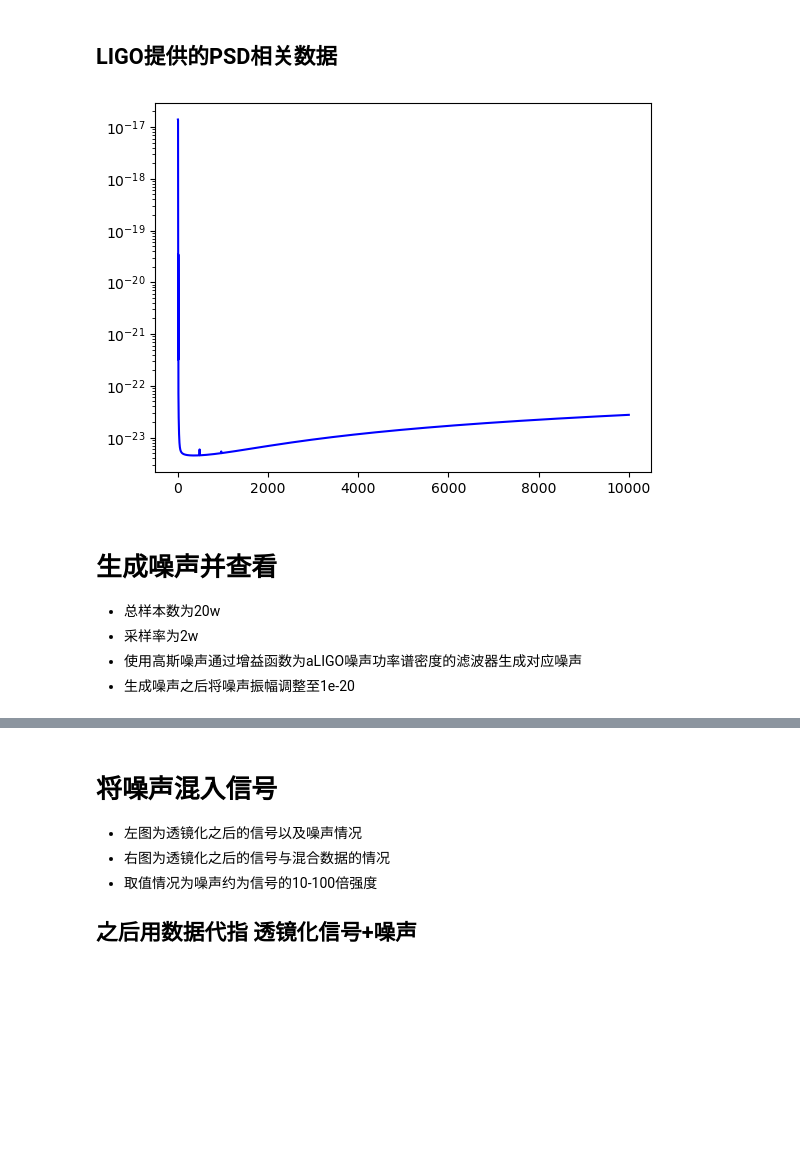
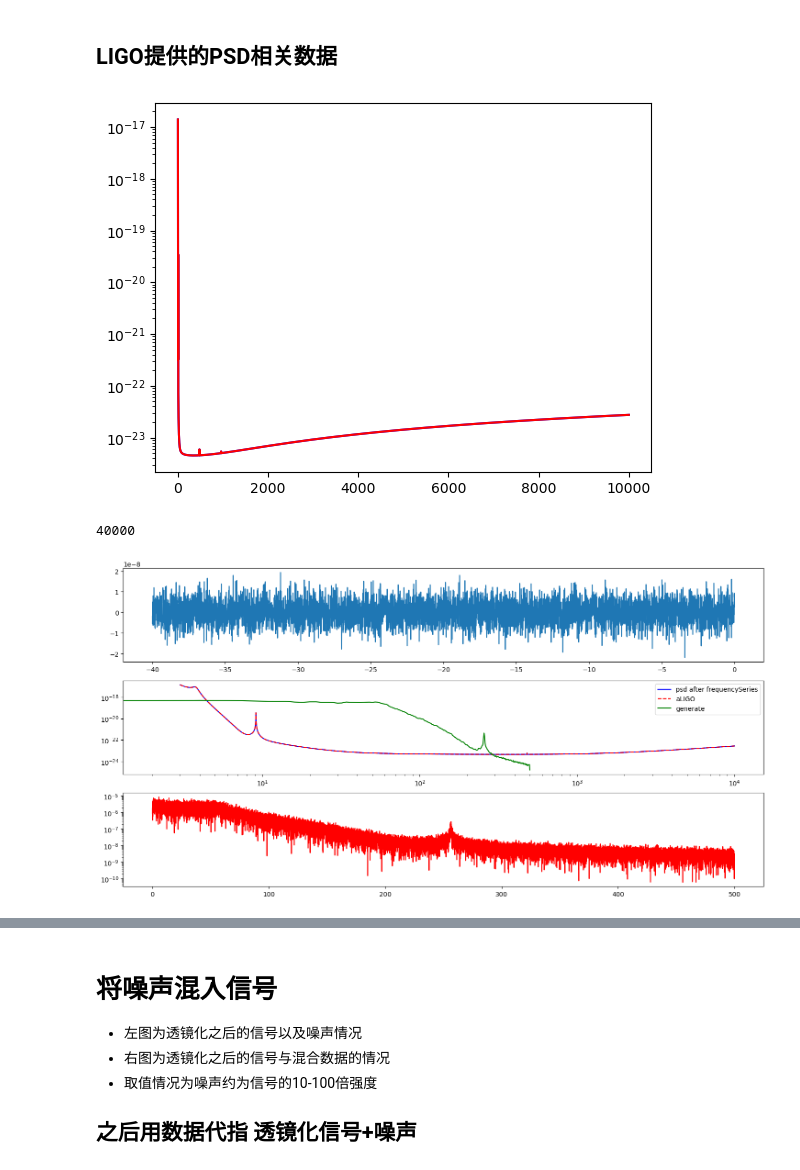
Before and after one commit to WeiQYU/PSO_change, a Jupyter notebook: PSO_change/generate_ligo/generate_signal_noise_data.ipynb, the cells around one changed output, grey strips where cells are left out. Drawn from its saved outputs; the diff is of its cells as text; code cells hidden in the pictures; blank space fills up the shorter version.

```diff
--- a/PSO_change/generate_ligo/generate_signal_noise_data.ipynb
+++ b/PSO_change/generate_ligo/generate_signal_noise_data.ipynb
@@ -149,24 +147,66 @@ print(Mlz)
 # %% [markdown]
 ## LIGO提供的PSD相关数据
 # %%
-# 生成噪声
-
+import numpy as np
+from pycbc.noise import noise_from_psd
+from pycbc.types import FrequencySeries, TimeSeries
+import matplotlib.pyplot as plt
+from scipy.interpolate import interp1d
 # 获取频率和噪声功率谱密度
 freq_psd = np.loadtxt('aligo_design.txt')
 
 posfreqs = freq_psd[:,0]
 psd = freq_psd[:,1]
-posfreqs[0] = 0
+
+# posfreqs[0] = 0
+psd_ligo_map = interp1d(posfreqs,psd)
 
 fig = plt.figure()
 plt.plot(posfreqs, psd, 'b')
+plt.plot(posfreqs,psd_ligo_map(posfreqs),'r')
 plt.yscale('log')
 plt.show()
+
+t = np.arange(-40,0,0.001)
+nsamples = len(t)
+tlen = int(t[-1] - t[0] + 1)
+delta_f = 1/ tlen
+samples = nsamples / tlen
+print(nsamples)
+# freqs = np.arange(3,nsamples//2 + delta_f,delta_f)
+# interp1ded_psd = psd_ligo_map(freqs)
+psd_series = FrequencySeries(psd,delta_f=delta_f)
+
+noise = noise_from_psd(nsamples,delta_f,psd_series,seed=516)
+# t_noise = TimeSeries(noise,delta_t=1.0 / samples)
+
+
+
+f_noise = np.fft.rfft(noise)
+noise_freqs = np.fft.rfftfreq(len(noise),t[1] - t[0])
+
+f,pxx = welch(noise,fs = samples,nperseg=samples//2)
+plt.figure(figsize=(18,9))
+plt.subplot(311)
+plt.plot(t,noise)
+
+
+plt.subplot(312)
+plt.plot(posfreqs,psd_series,'b-',label ='psd after frequencySeries')
+plt.plot(posfreqs,psd,'r--',label = 'aLIGO')
+plt.plot(f,pxx,'g',label= 'generate')
+plt.yscale('log')
+plt.xscale('log')
+# plt.xlim(0,500)
+plt.legend()
+
+
+
+plt.subplot(313)
+plt.plot(noise_freqs,np.abs(f_noise),'r')
+plt.yscale('log')
+plt.show()
 # %% [output]
-[figure, old version]
+[figure, new version]
+40000
+[figure, added]
-# %% [markdown]
-# 生成噪声并查看
-- 总样本数为20w
-- 采样率为2w
-- 使用高斯噪声通过增益函数为aLIGO噪声功率谱密度的滤波器生成对应噪声
-- 生成噪声之后将噪声振幅调整至1e-20
```
Also changed, not shown: parts of 10 cells of this notebook, 16 other files.
